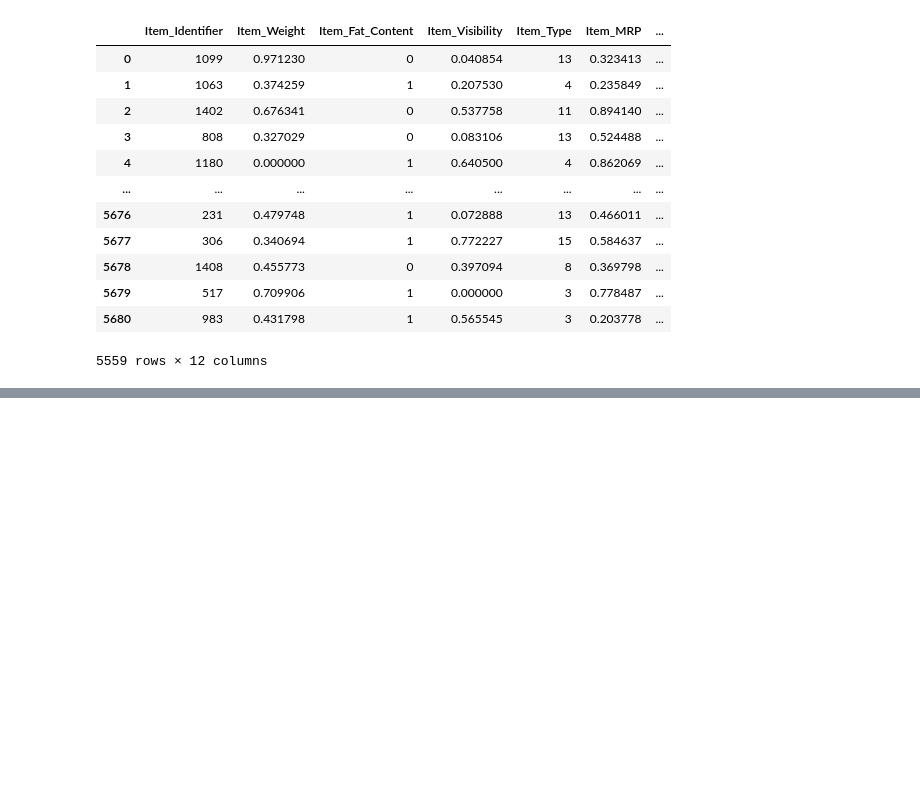
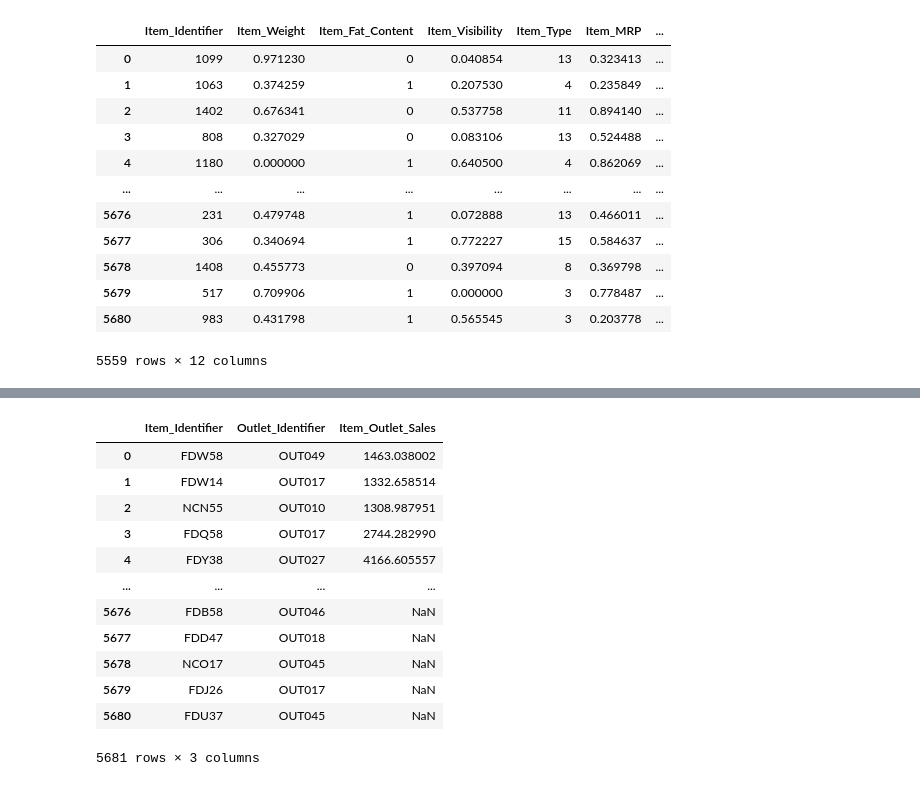
Before and after one commit to shanOnline99/Big-Mart-Sale-Prediction, a Jupyter notebook: Big_Mart_Sale_Prediction.ipynb, the cells around one changed output, grey strips where cells are left out. Saved outputs shown, nothing was run; the diff lists cells and outputs as text; code cells hidden in the pictures; blank space fills up the shorter version.

Commit message:
predict values

```diff
--- a/Big_Mart_Sale_Prediction.ipynb
+++ b/Big_Mart_Sale_Prediction.ipynb
@@ -1534,3 +1534,5 @@ testDf
 5559 rows × 12 columns
 # %%
 testDf.to_csv('testDf_predicted.csv', index=False)
+# %%
+testDf_predicted = pd.read_csv('/content/drive/MyDrive/testDf_predicted.csv')
@@ -1536,0 +1548,2 @@ testDf.to_csv('testDf_predicted.csv', index=False)
+# %%
+test_given = pd.read_csv('/content/drive/MyDrive/Big-Mart-Sale-Prediction/test_AbJTz2l.csv')
@@ -1536,0 +1559,23 @@ testDf.to_csv('testDf_predicted.csv', index=False)
+# %%
+selected_columns_test_given = test_given[['Item_Identifier', 'Outlet_Identifier']]
+selected_columns_testDf_predicted = testDf_predicted[['Item_Outlet_Sales']]
+
+# Concatenate the selected columns into a new dataset
+new_dataset = pd.concat([selected_columns_test_given, selected_columns_testDf_predicted], axis=1)
+
+# Display the new dataset
+new_dataset
+# %% [output]
+|  | Item_Identifier | Outlet_Identifier | Item_Outlet_Sales |
+| 0 | FDW58 | OUT049 | 1463.038002 |
+| 1 | FDW14 | OUT017 | 1332.658514 |
+| 2 | NCN55 | OUT010 | 1308.987951 |
+| 3 | FDQ58 | OUT017 | 2744.282990 |
+| 4 | FDY38 | OUT027 | 4166.605557 |
+| ... | ... | ... | ... |
+| 5676 | FDB58 | OUT046 | NaN |
+| 5677 | FDD47 | OUT018 | NaN |
+| 5678 | NCO17 | OUT045 | NaN |
+| 5679 | FDJ26 | OUT017 | NaN |
+| 5680 | FDU37 | OUT045 | NaN |
+5681 rows × 3 columns
```
Also changed, not shown: parts of 3 cells of this notebook.
